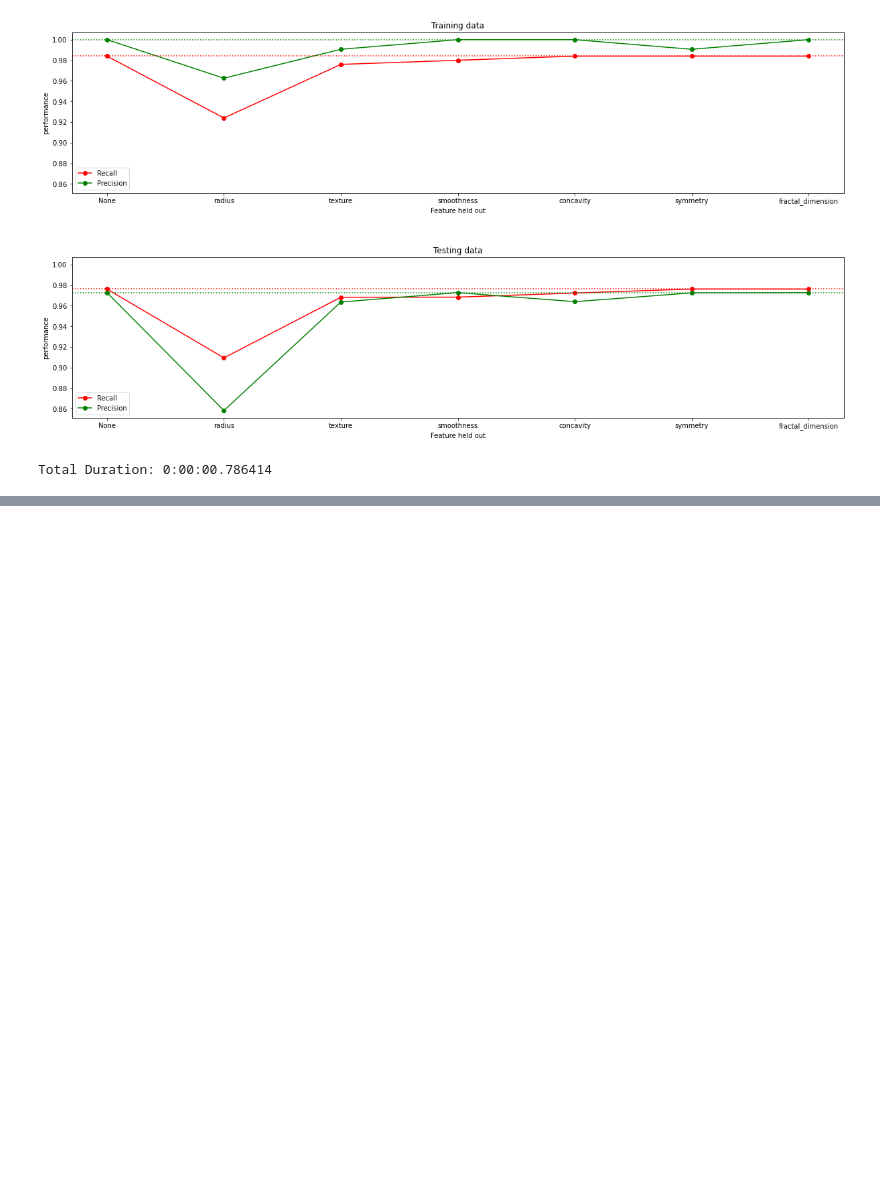
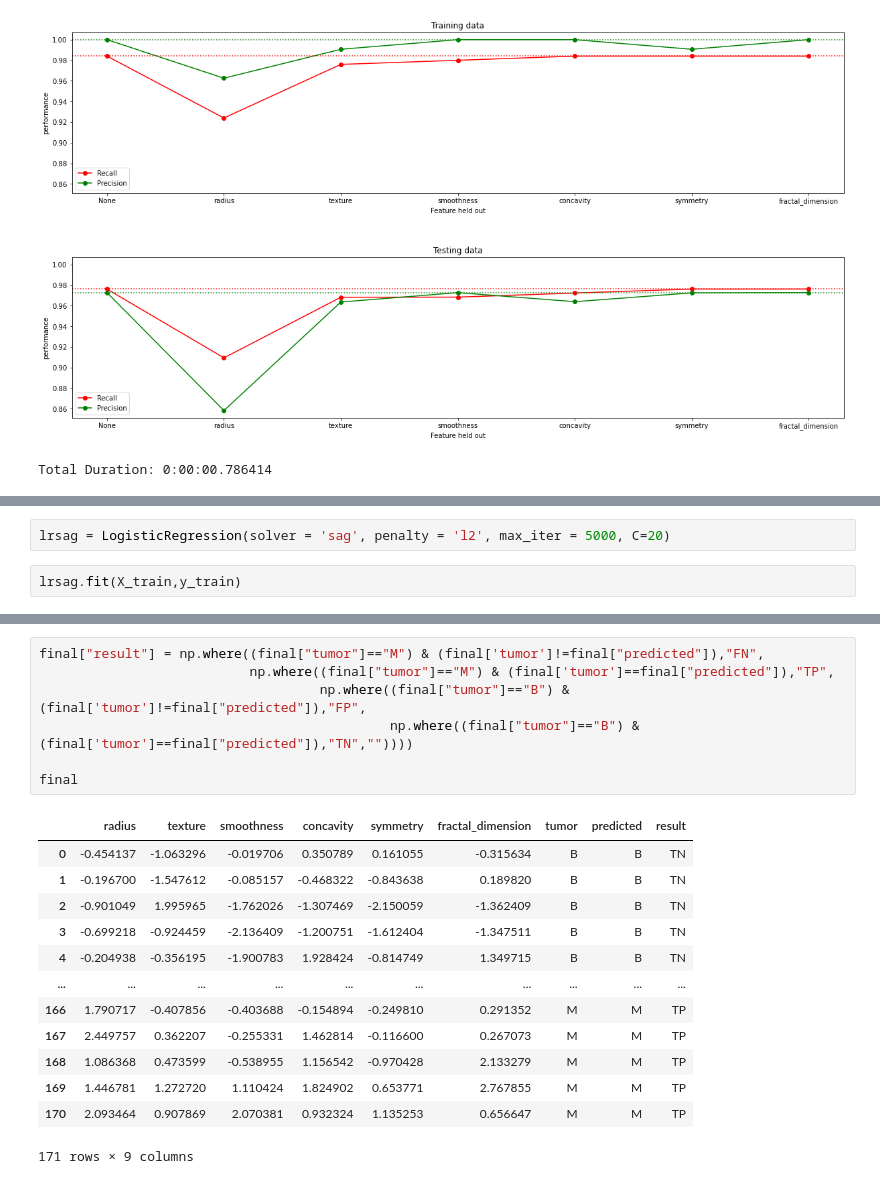
Before and after one commit to mikebobal/springboard, a Jupyter notebook: Breast Cancer Dx Project/Breast Cancer Predicion Project.ipynb, the cells around one changed output, grey strips where cells are left out. Saved outputs shown, nothing was run; the diff lists cells and outputs as text; blank space fills up the shorter version.

```diff
--- a/Breast Cancer Dx Project/Breast Cancer Predicion Project.ipynb
+++ b/Breast Cancer Dx Project/Breast Cancer Predicion Project.ipynb
@@ -463,0 +586,4 @@ Finally, we will use hyperparameter tuning to find the best combination of param
+# %%
+lrsag = LogisticRegression(solver = 'sag', penalty = 'l2', max_iter = 5000, C=20)
+# %%
+lrsag.fit(X_train,y_train)
@@ -463,0 +653,21 @@ Finally, we will use hyperparameter tuning to find the best combination of param
+# %%
+final["result"] = np.where((final["tumor"]=="M") & (final['tumor']!=final["predicted"]),"FN",
+                           np.where((final["tumor"]=="M") & (final['tumor']==final["predicted"]),"TP",
+                                    np.where((final["tumor"]=="B") & (final['tumor']!=final["predicted"]),"FP",
+                                             np.where((final["tumor"]=="B") & (final['tumor']==final["predicted"]),"TN",""))))
+
+final
+# %% [output]
+|  | radius | texture | smoothness | concavity | symmetry | fractal_dimension | tumor | predicted | result |
+| 0 | -0.454137 | -1.063296 | -0.019706 | 0.350789 | 0.161055 | -0.315634 | B | B | TN |
+| 1 | -0.196700 | -1.547612 | -0.085157 | -0.468322 | -0.843638 | 0.189820 | B | B | TN |
+| 2 | -0.901049 | 1.995965 | -1.762026 | -1.307469 | -2.150059 | -1.362409 | B | B | TN |
+| 3 | -0.699218 | -0.924459 | -2.136409 | -1.200751 | -1.612404 | -1.347511 | B | B | TN |
+| 4 | -0.204938 | -0.356195 | -1.900783 | 1.928424 | -0.814749 | 1.349715 | B | B | TN |
+| ... | ... | ... | ... | ... | ... | ... | ... | ... | ... |
+| 166 | 1.790717 | -0.407856 | -0.403688 | -0.154894 | -0.249810 | 0.291352 | M | M | TP |
+| 167 | 2.449757 | 0.362207 | -0.255331 | 1.462814 | -0.116600 | 0.267073 | M | M | TP |
+| 168 | 1.086368 | 0.473599 | -0.538955 | 1.156542 | -0.970428 | 2.133279 | M | M | TP |
+| 169 | 1.446781 | 1.272720 | 1.110424 | 1.824902 | 0.653771 | 2.767855 | M | M | TP |
+| 170 | 2.093464 | 0.907869 | 2.070381 | 0.932324 | 1.135253 | 0.656647 | M | M | TP |
+171 rows × 9 columns
```
Also changed, not shown: parts of 54 cells of this notebook.
